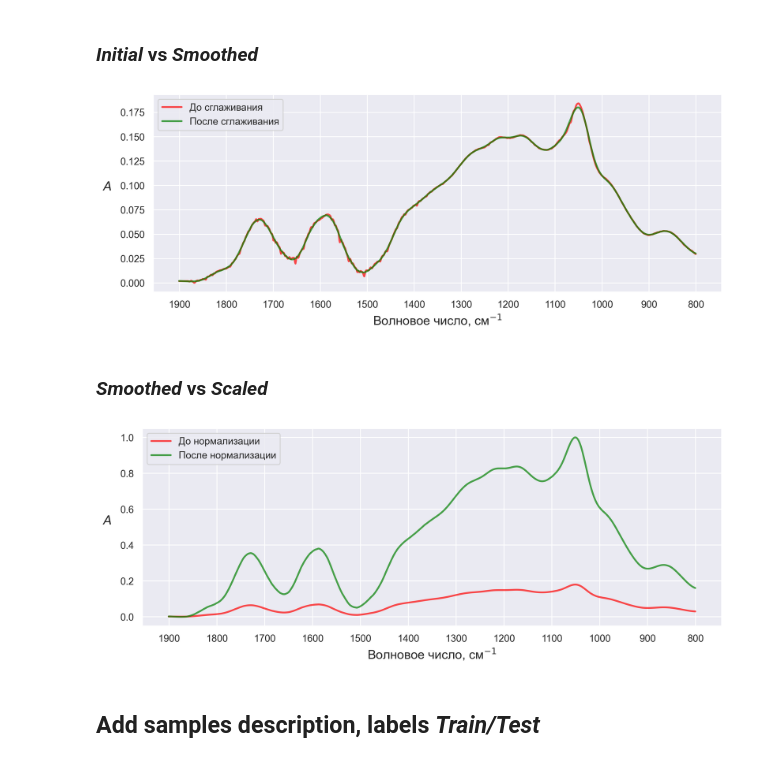
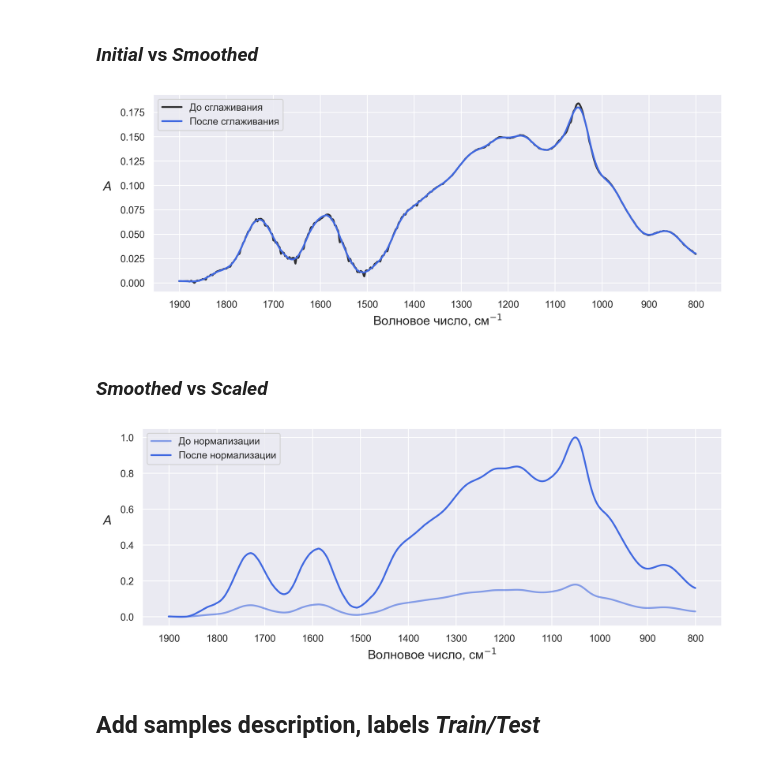
Before and after one commit to Fltvv/go-fitr-qa-fgda-ml, a Jupyter notebook: ftir/qualitative_analysis/code/01_data_preprocessing.ipynb, the cells around one changed output. Drawn from its saved outputs; the diff is of its cells as text; code cells hidden in the pictures.

```diff
--- a/ftir/qualitative_analysis/code/01_data_preprocessing.ipynb
+++ b/ftir/qualitative_analysis/code/01_data_preprocessing.ipynb
@@ -260,8 +260,8 @@ ax.plot(
     wavenumber,
     initial_spectrum,
     linewidth=2.0,
-    color='red',
-    alpha=0.7,
+    color='black',
+    alpha=0.8,
     label='До сглаживания'
 )
 
@@ -270,8 +270,8 @@ ax.plot(
     wavenumber,
     smoothed_spectrum,
     linewidth=2.0,
-    color='green',
-    alpha=0.7,
+    color='RoyalBlue',
+    alpha=1.0,
     label='После сглаживания'
 )
 
@@ -302,7 +302,7 @@ plt.savefig(f'{path_to_save}/initial_and_smoothed_spectrum.png', dpi=600)
 
 plt.show()
 # %% [output]
-[figure, old version]
+[figure, new version]
 # %% [markdown]
 ### *Smoothed* vs *Scaled*
 # %%
@@ -316,8 +316,8 @@ ax.plot(
     wavenumber,
     smoothed_spectrum,
     linewidth=2.0,
-    color='red',
-    alpha=0.7,
+    color='RoyalBlue',
+    alpha=0.6,
     label='До нормализации'
 )
 
@@ -326,39 +326,39 @@ ax.plot(
     wavenumber,
     scaled_spectrum,
     linewidth=2.0,
-    color='green',
-    alpha=0.7,
+    color='RoyalBlue',
+    alpha=1.0,
     label='После нормализации'
 )
 
 ax.set_xlabel(
     'Волновое число, см$^{-1}$',
     fontstyle='normal',
     fontsize=14,
     labelpad=5
 )
 
 ax.set_ylabel(
     '$A$',
     fontstyle='italic',
     fontsize=14,
     labelpad=15,
     rotation=0
 )
 
 ax.invert_xaxis()
 
 ax.xaxis.set_major_locator(ticker.MultipleLocator(100))
 
 ax.legend(loc='upper left')
 
 plt.tight_layout()
 
 plt.savefig(f'{path_to_save}/smoothed_and_scaled_spectrum.png', dpi=600)
 
 plt.show()
 # %% [output]
-[figure, old version]
+[figure, new version]
 # %% [markdown]
 ## Add samples description, labels *Train/Test*
 # %%
```
Also changed, not shown: parts of 3 cells of this notebook, 15 other files.
